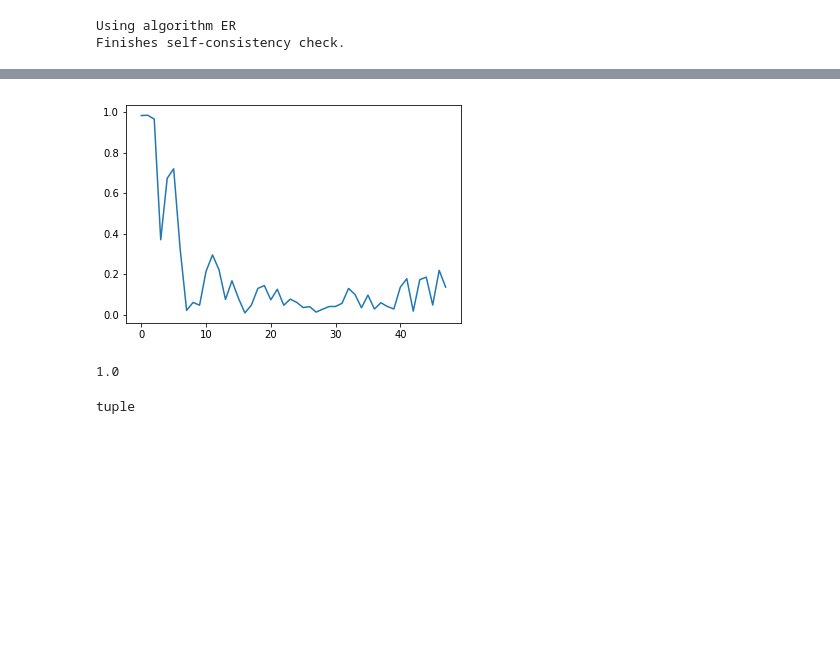
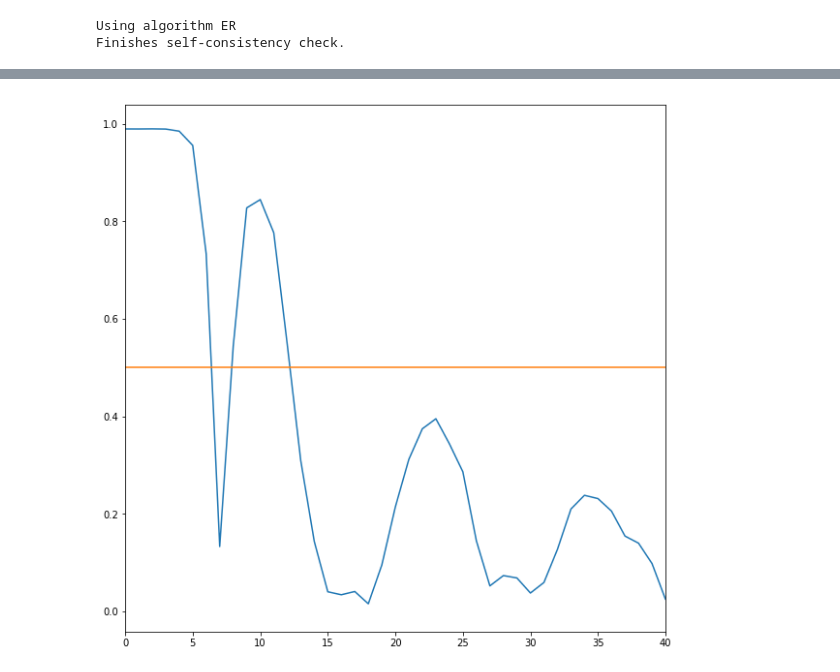
Before and after one commit to haoyuanli93/Phasing, a Jupyter notebook: Examples/Examples 2D/Caffeine Tight Support prtf.ipynb, the cells around one changed output, grey strips where cells are left out. Drawn from its saved outputs; the diff is of its cells as text; code cells hidden in the pictures; blank space fills up the shorter version.

Commit message:
caffeine prtf

```diff
--- a/Examples/Examples 2D/Caffeine Tight Support prtf.ipynb
+++ b/Examples/Examples 2D/Caffeine Tight Support prtf.ipynb
@@ -172,8 +178,3 @@ catmap, mean_holder, ends, distance = PhaseTool.util.get_radial_info(bin_num=num
                                                                      pattern= prtf_array,
                                                                      pattern_mask = np.ones_like(prtf_array,
                                                                                                  dtype=np.bool))
-# %%
-plt.plot(np.abs(mean_holder[:48])/ alter_proj.prtf_num)
-plt.show()
-# %% [output]
-[figure, removed]
@@ -186,8 +181,9 @@ test /= test[k]
-# %%
-test[k]
-# %% [output]
-1.0
-# %%
-type(k)
-# %% [output]
-tuple
+# %%
+fig = plt.figure(figsize=(10, 10))
+
+plt.plot(np.abs(mean_holder[:96]))
+plt.plot([0, 96],[0.5, 0.5])
+plt.xlim([0, 40])
+plt.show()
+# %% [output]
+[figure, added]
```
Also changed, not shown: parts of 11 cells of this notebook, 1 other file.
